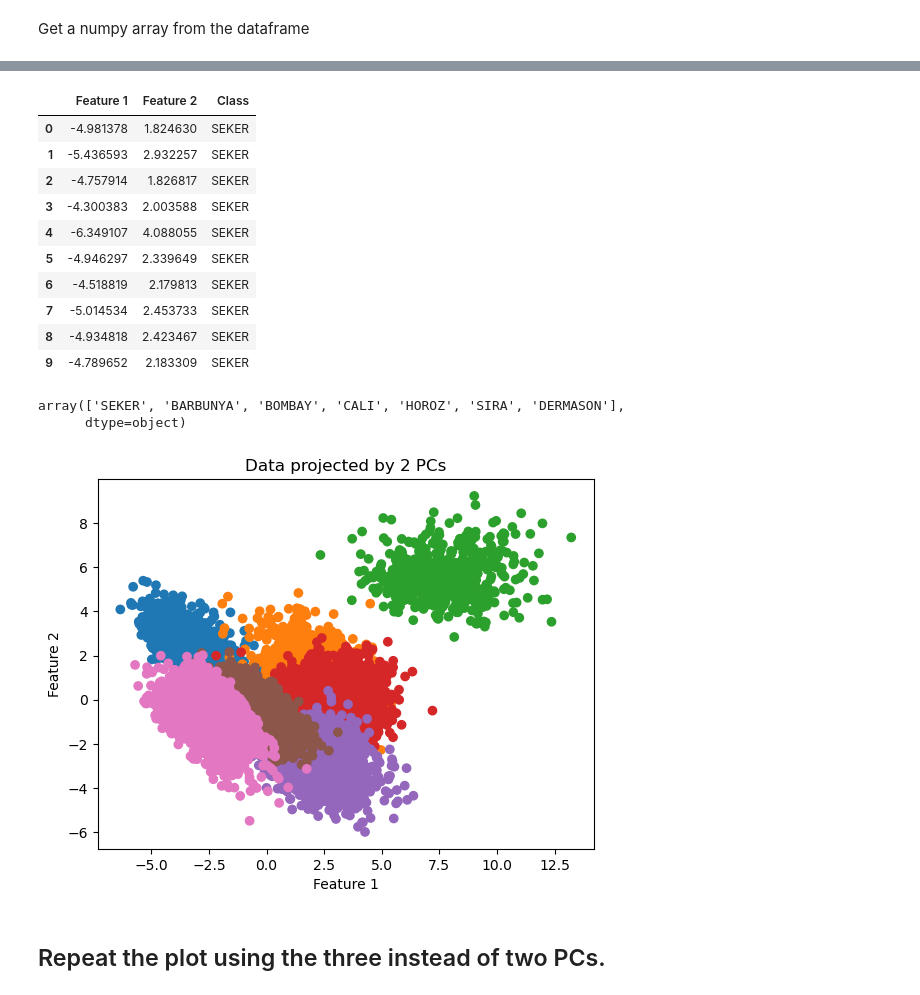
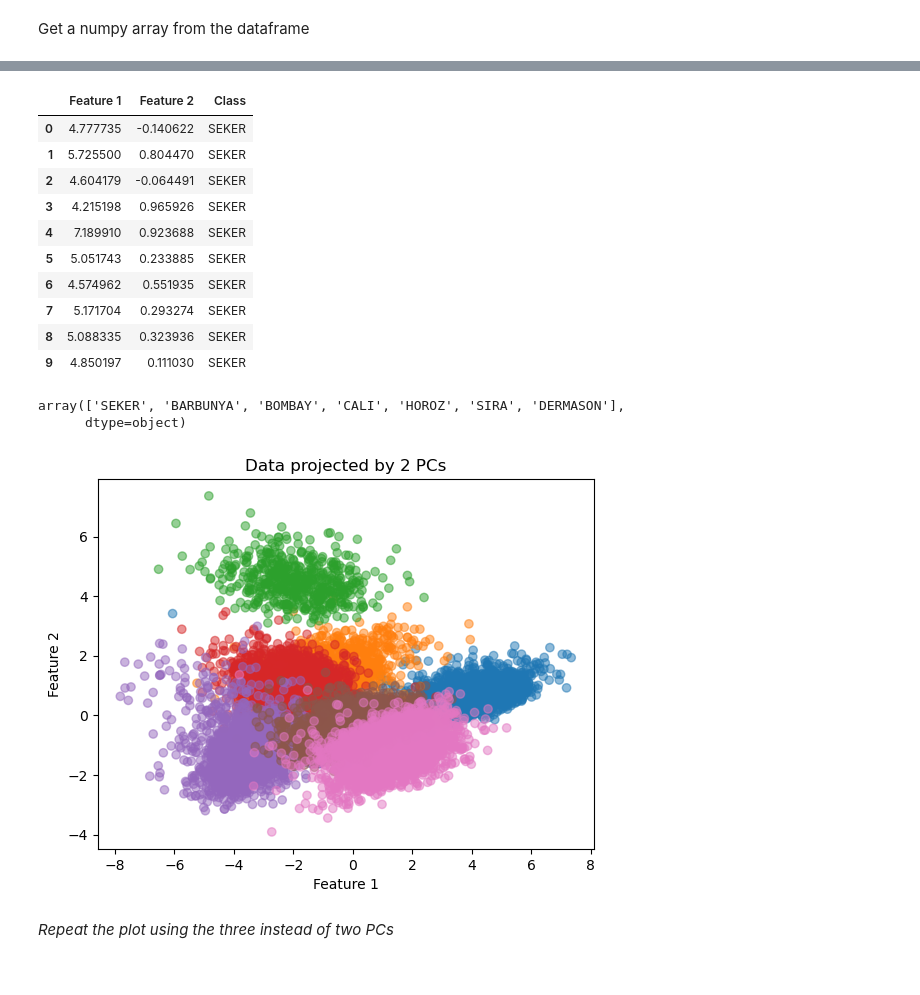
Before and after one commit to lorenzobonin/ULExercises, a Jupyter notebook: exercise1/exercise1.ipynb, the cells around one changed output, grey strips where cells are left out. Drawn from its saved outputs; the diff is of its cells as text; code cells hidden in the pictures.

```diff
--- a/exercise1/exercise1.ipynb
+++ b/exercise1/exercise1.ipynb
@@ -47,6 +59,7 @@ df.head(10)
+# %%
+df = df.drop(["ConvexArea", "MajorAxisLength", "MinorAxisLength", "EquivDiameter", "Perimeter"], axis=1)
 # %% [markdown]
 Get a numpy array from the dataframe
 # %%
-df_numeric = df.loc[:, df.columns!='Class']
+df_numeric = df.drop(["Class"], axis=1)
 input_data = df_numeric.values
-input_data
@@ -80,16 +79,16 @@ transformed_df["Class"]=df["Class"]
 transformed_df.head(10)
 # %% [output]
 |  | Feature 1 | Feature 2 | Class |
-| 0 | -4.981378 | 1.824630 | SEKER |
-| 1 | -5.436593 | 2.932257 | SEKER |
-| 2 | -4.757914 | 1.826817 | SEKER |
-| 3 | -4.300383 | 2.003588 | SEKER |
-| 4 | -6.349107 | 4.088055 | SEKER |
-| 5 | -4.946297 | 2.339649 | SEKER |
-| 6 | -4.518819 | 2.179813 | SEKER |
-| 7 | -5.014534 | 2.453733 | SEKER |
-| 8 | -4.934818 | 2.423467 | SEKER |
-| 9 | -4.789652 | 2.183309 | SEKER |
+| 0 | 4.777735 | -0.140622 | SEKER |
+| 1 | 5.725500 | 0.804470 | SEKER |
+| 2 | 4.604179 | -0.064491 | SEKER |
+| 3 | 4.215198 | 0.965926 | SEKER |
+| 4 | 7.189910 | 0.923688 | SEKER |
+| 5 | 5.051743 | 0.233885 | SEKER |
+| 6 | 4.574962 | 0.551935 | SEKER |
+| 7 | 5.171704 | 0.293274 | SEKER |
+| 8 | 5.088335 | 0.323936 | SEKER |
+| 9 | 4.850197 | 0.111030 | SEKER |
 # %%
 df["Class"].unique()
 # %% [output]
@@ -98,14 +97,14 @@ array(['SEKER', 'BARBUNYA', 'BOMBAY', 'CALI', 'HOROZ', 'SIRA', 'DERMASON'],
 # %%
 plt.figure()
 plt.title('Data projected by 2 PCs')
 colors = {'SEKER':'tab:blue', 'BARBUNYA':'tab:orange', 'BOMBAY':'tab:green', 'CALI':'tab:red', 'HOROZ':'tab:purple', 'SIRA':'tab:brown', 'DERMASON':'tab:pink'}
-plt.scatter(transformed_df['Feature 1'], transformed_df['Feature 2'], c=transformed_df['Class'].map(colors))
+plt.scatter(transformed_df['Feature 1'], transformed_df['Feature 2'], c=transformed_df['Class'].map(colors), alpha=0.5)
 plt.xlabel("Feature 1")
 plt.ylabel("Feature 2")
 plt.show()
 # %% [output]
-[figure, old version]
+[figure, new version]
 # %% [markdown]
-## Repeat the plot using the three instead of two PCs.
+*Repeat the plot using the three instead of two PCs*
 # %%
 transformed_data, pca_components=pca(input_data, n_components=3, plot_spectrum=True)
```
Also changed, not shown: parts of 11 cells of this notebook, 2 other files.
